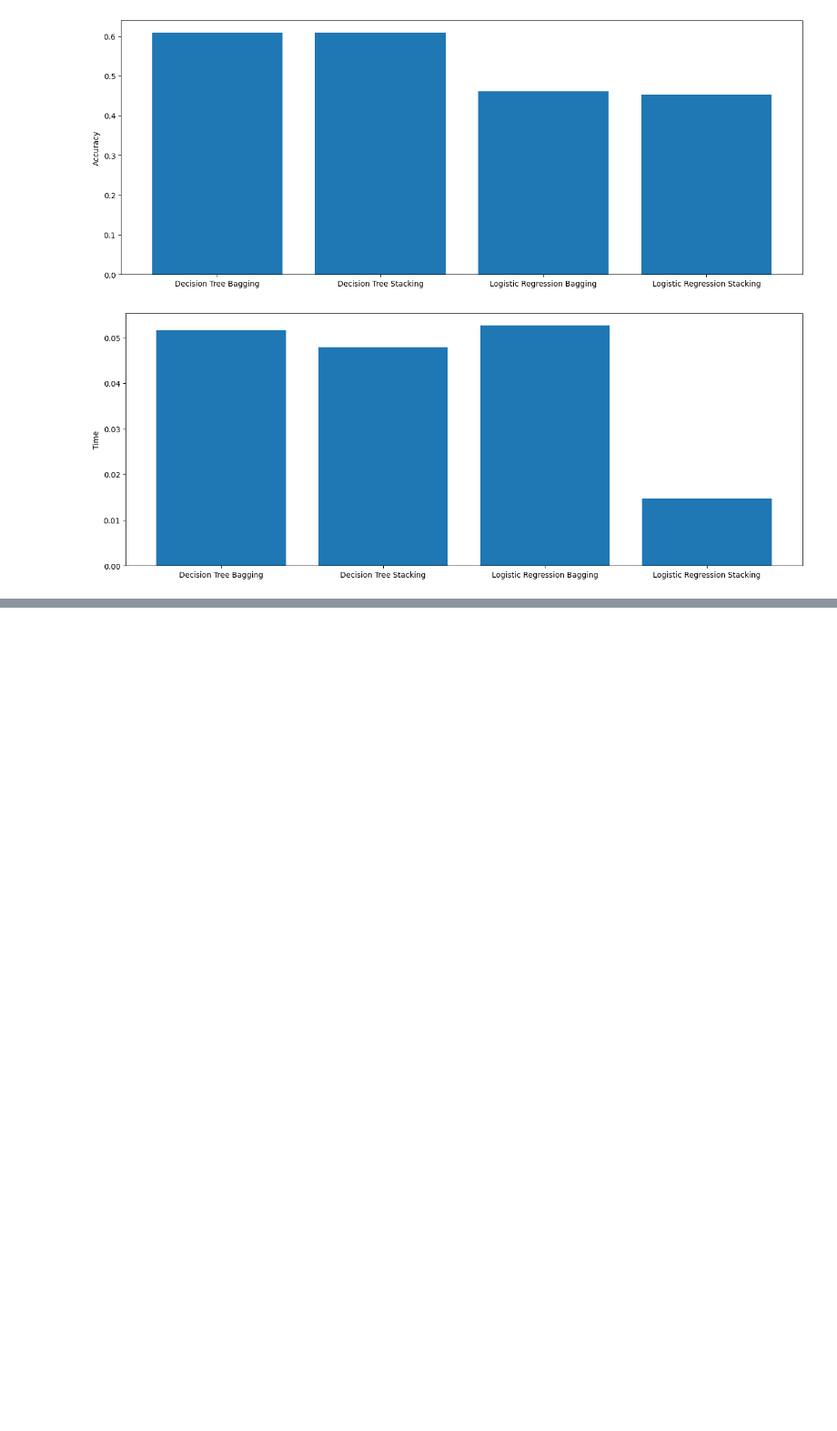
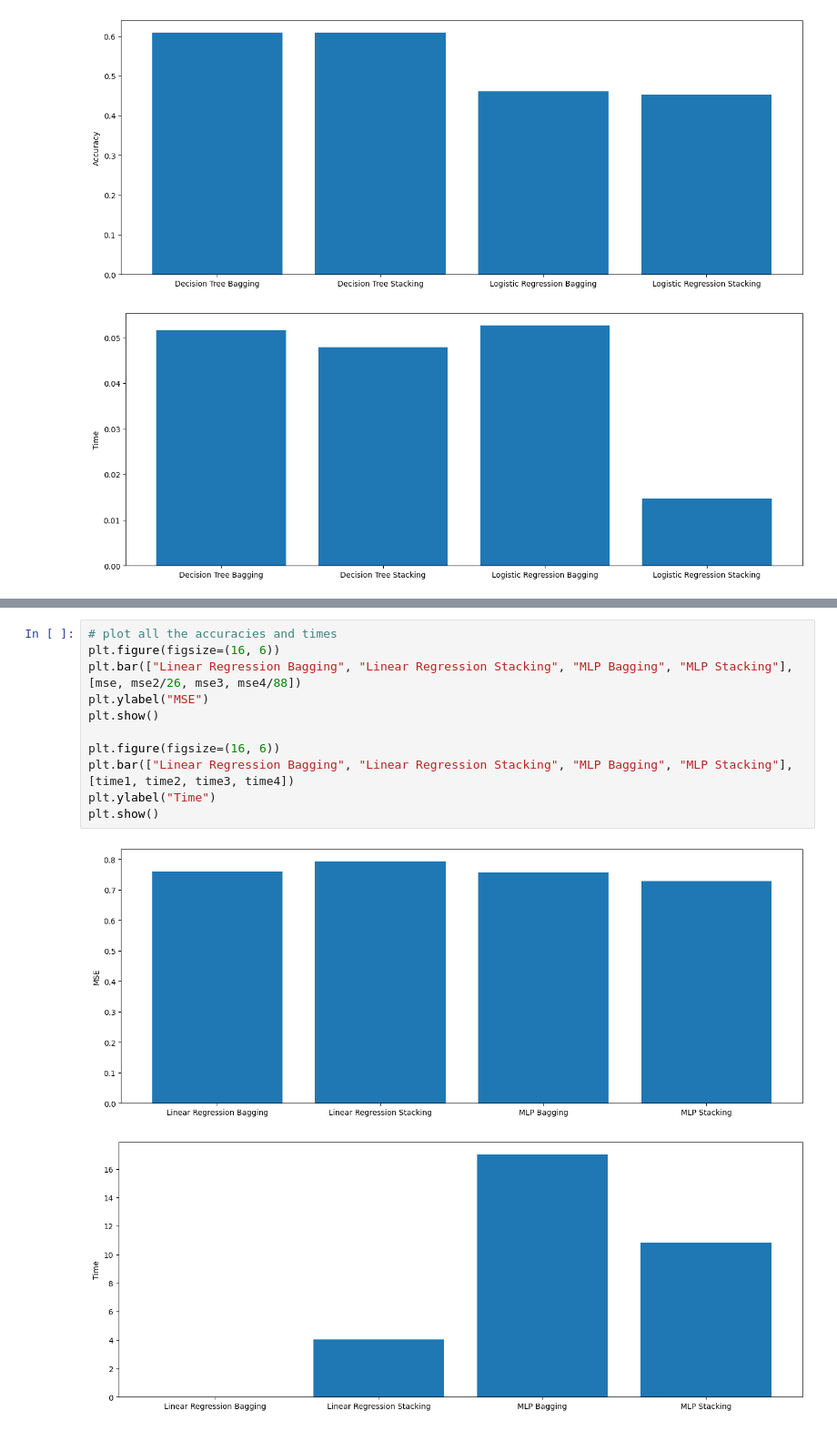
Before and after one commit to ArjunDosajh/SMAI-A4, a Jupyter notebook: code/3.ipynb, the cells around one changed output, grey strips where cells are left out. Shown at 91% size. Saved outputs shown, nothing was run; the diff lists cells and outputs as text; blank space fills up the shorter version.

```diff
--- a/code/3.ipynb
+++ b/code/3.ipynb
@@ -993,0 +980,14 @@ plt.show()
+# %%
+# plot all the accuracies and times
+plt.figure(figsize=(16, 6))
+plt.bar(["Linear Regression Bagging", "Linear Regression Stacking", "MLP Bagging", "MLP Stacking"], [mse, mse2/26, mse3, mse4/88])
+plt.ylabel("MSE")
+plt.show()
+
+plt.figure(figsize=(16, 6))
+plt.bar(["Linear Regression Bagging", "Linear Regression Stacking", "MLP Bagging", "MLP Stacking"], [time1, time2, time3, time4])
+plt.ylabel("Time")
+plt.show()
+# %% [output]
+[figure, added]
+[figure, added]
```
Also changed, not shown: parts of 1 cell of this notebook, 1 other file.
